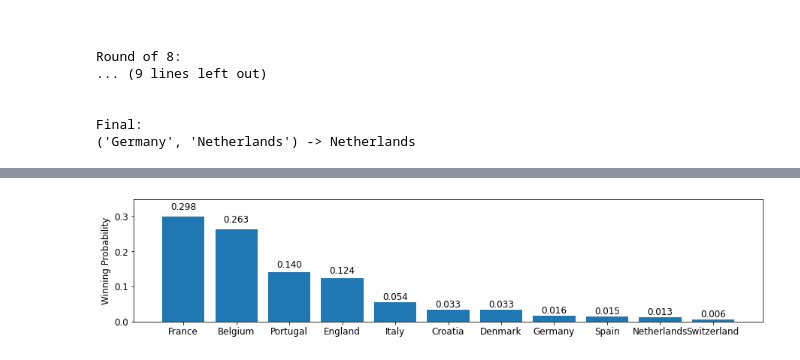
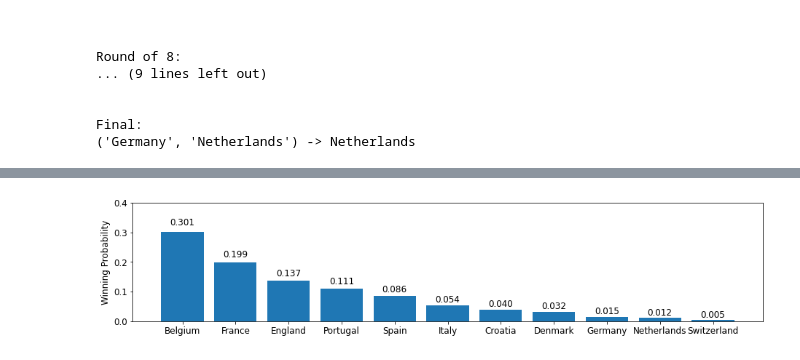
Before and after one commit to nicolas-kuechler/eth-sports-networks-2021, a Jupyter notebook: project.ipynb, the cells around one changed output, grey strips where cells are left out. Drawn from its saved outputs; the diff is of its cells as text; code cells hidden in the pictures.

Commit message:
fix error in euro schedule

```diff
--- a/project.ipynb
+++ b/project.ipynb
@@ -2013,7 +2013,6 @@ def simulate_euros(df, fitness_values):
 
 
 
-
     c = {y: x for x, y in table_3rd[0:4]}
 
     base_choices = set([x for x in c.keys()])
@@ -2037,7 +2036,7 @@ def simulate_euros(df, fitness_values):
         (d["2D"][0],d["2E"][0]),  # 5
         (d["1F"][0],d[f"3{res[2]}"][0]), # 6
         (d["1D"][0],d["2F"][0]), # 7
-        (d["1F"][0],d[f"3{res[3]}"][0]), # 8
+        (d["1E"][0],d[f"3{res[3]}"][0]), # 8
     ]
 
 
@@ -2212,33 +2245,36 @@ def build_figure_euro_winnner_distribution(hist, N, include_zero=True):
             del hist[team]
 
 
     winners_table = [x for x in sorted(hist.items(), key=lambda x: (-x[1], x[0]))]
 
     teams = [x[0] for x in winners_table]
     win_ratio = [round(x[1]/N, 3) for x in winners_table]
 
 
-    fig, ax = plt.subplots(figsize=[15, 3])
+    fig, ax = plt.subplots(figsize=[15.5, 3])
     bars = ax.bar(teams, win_ratio)
     ax.set_ylabel('Winning Probability')
 
-    ax.set_ylim(0,max(win_ratio) + 0.05)
+    ax.set_ylim(0,max(win_ratio) + 0.1)
 
     def autolabel(rects, labels):
         """
         Attach a text label above each bar displaying its height
         """
         for rect, label in zip(rects, labels):
             height = rect.get_height()
             ax.text(rect.get_x() + rect.get_width()/2., 1.05*height,
                     '{0:.3f}'.format(label),
                     ha='center', va='bottom')
 
     autolabel(bars, win_ratio)
 
+
+    plt.savefig("plots/euro2021_winners_hist.png", bbox_inches="tight")
+
     plt.show()
 
 
 build_figure_euro_winnner_distribution(winners_hist, N, include_zero=False)
 # %% [output]
-[figure, old version]
+[figure, new version]
```
Also changed, not shown: parts of 2 cells of this notebook, 1 other file.
